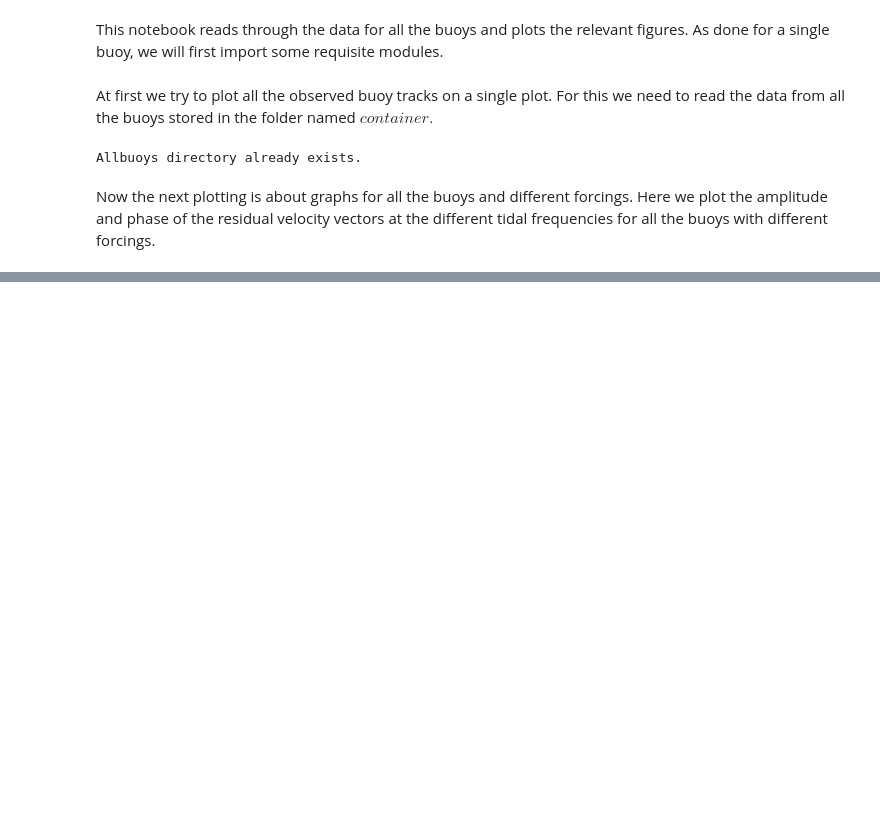
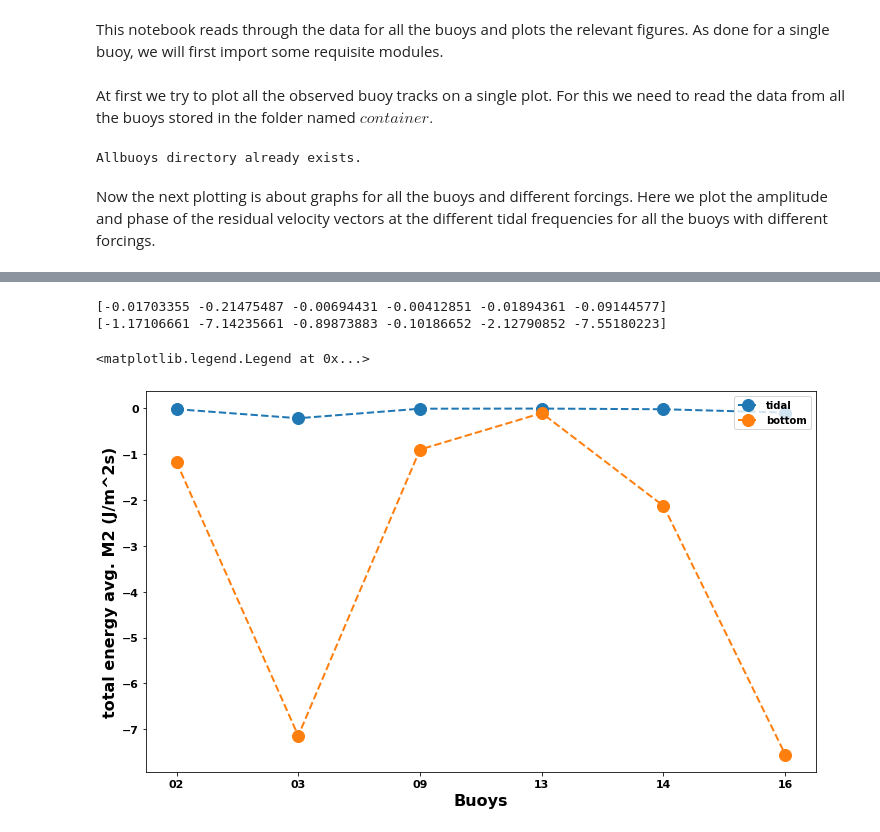
Before and after one commit to AmeyV05/Drifting-buoys-model, a Jupyter notebook: py_script_files/Plotting_allbuoys.ipynb, the cells around one changed output, grey strips where cells are left out. Saved outputs shown, nothing was run; the diff lists cells and outputs as text; code cells hidden in the pictures; blank space fills up the shorter version.

```diff
--- a/py_script_files/Plotting_allbuoys.ipynb
+++ b/py_script_files/Plotting_allbuoys.ipynb
@@ -124,0 +245,22 @@ def plottidal(tide,ftyp,loc,barray,btidval,stidval,ftidval):
+# %%
+# i=4 is the total number of lines or variables to be plotted
+# total energy per unit time
+M2tim=12.42*3600
+valtyp=['wind','water','tidal','bottom']
+fig=plt.figure(figsize=(12,7),frameon=True)
+for i in range(4):
+    if i>1:
+        val=[]
+        for b in barray:
+            meanstd=enerval[b]
+            val=np.append(val,meanstd[2,i])
+        plt.plot(barray,val/M2tim, marker='o', linestyle='dashed',linewidth=2, markersize=12,label=valtyp[i])
+        print(val/M2tim)
+plt.xlabel('Buoys',fontsize=16,fontweight='bold')
+plt.ylabel('total energy avg. M2 (J/m^2s)',fontsize=16,fontweight='bold')
+plt.legend(loc=1)
+# %% [output]
+[-0.01703355 -0.21475487 -0.00694431 -0.00412851 -0.01894361 -0.09144577]
+[-1.17106661 -7.14235661 -0.89873883 -0.10186652 -2.12790852 -7.55180223]
+<matplotlib.legend.Legend at 0x...>
+[figure, added]
```
Also changed, not shown: parts of 16 cells of this notebook, 17 other files.
